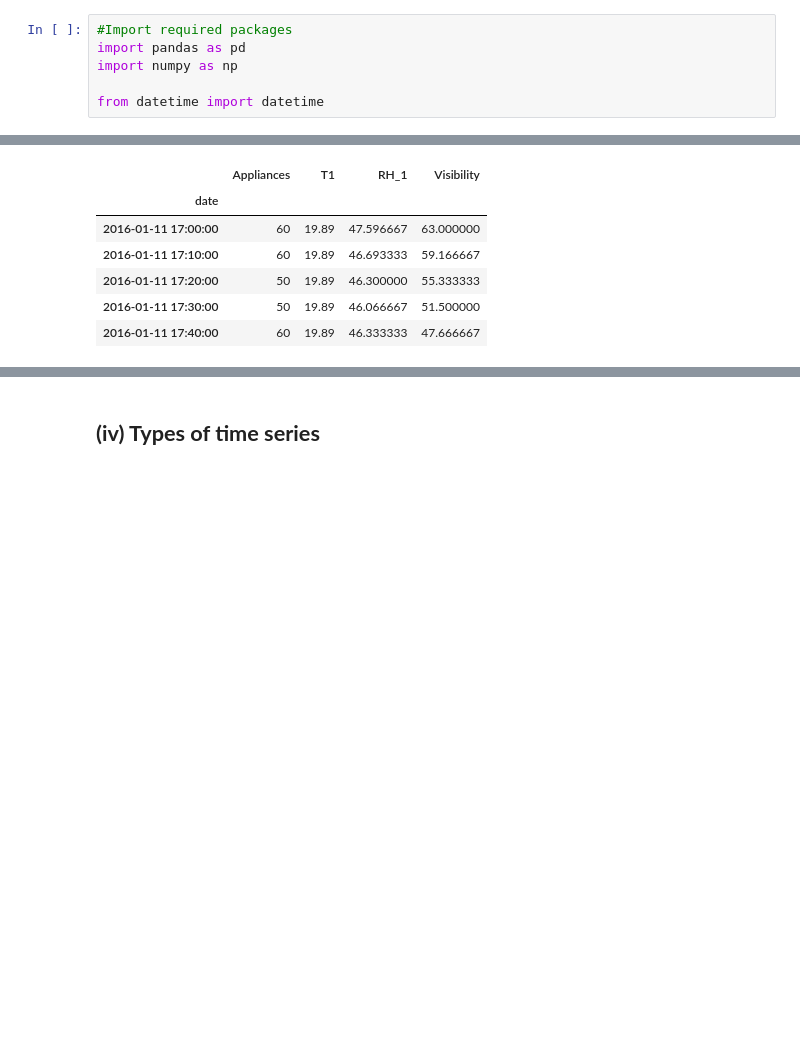
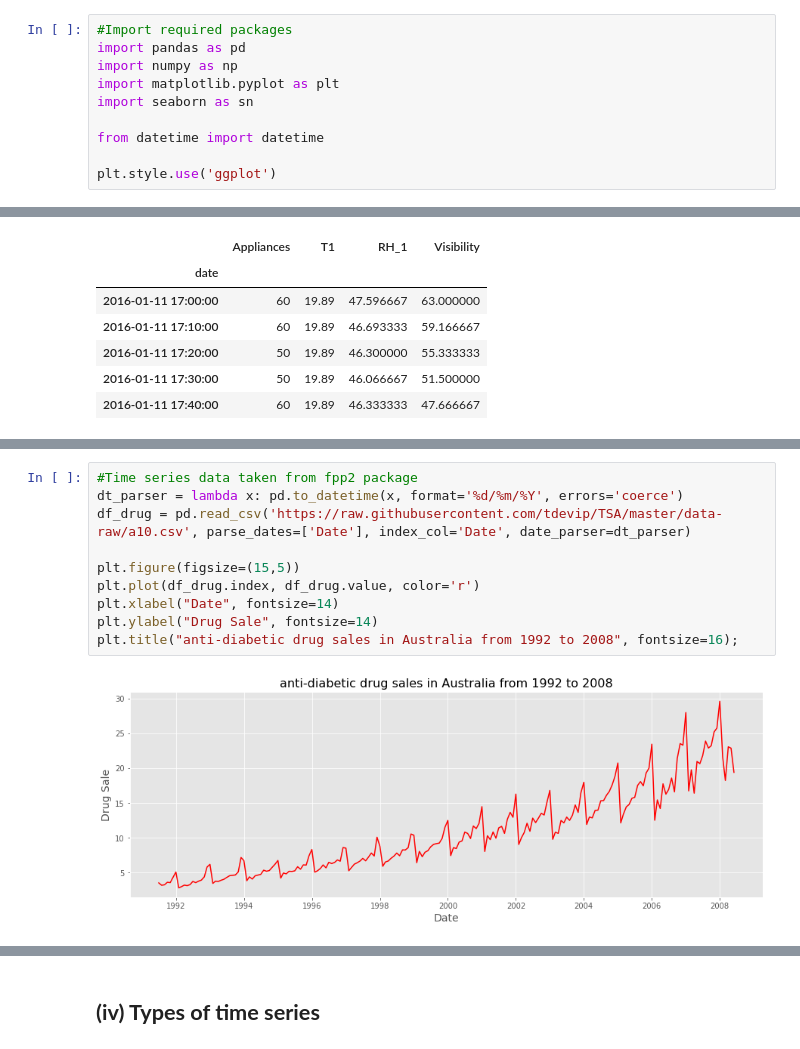
Before and after one commit to tdevip/TSA, a Jupyter notebook: 1 Introduction/1 What is Time Series and loading data in python.ipynb, the cells around one changed output, grey strips where cells are left out. Saved outputs shown, nothing was run; the diff lists cells and outputs as text; blank space fills up the shorter version.

```diff
--- a/1 Introduction/1 What is Time Series and loading data in python.ipynb
+++ b/1 Introduction/1 What is Time Series and loading data in python.ipynb
@@ -40,8 +40,12 @@ Let us use the read_csv() function in Pandas to read the time series dataset (a
 #Import required packages
 import pandas as pd
 import numpy as np
+import matplotlib.pyplot as plt
+import seaborn as sn
 
 from datetime import datetime
+
+plt.style.use('ggplot')
 # %%
 #reading a csv file with default options
 df = pd.read_csv('https://raw.githubusercontent.com/selva86/datasets/master/AirPassengers.csv')
@@ -152,0 +170,12 @@ df.head()
+# %%
+#Time series data taken from fpp2 package
+dt_parser = lambda x: pd.to_datetime(x, format='%d/%m/%Y', errors='coerce')
+df_drug = pd.read_csv('https://raw.githubusercontent.com/tdevip/TSA/master/data-raw/a10.csv', parse_dates=['Date'], index_col='Date', date_parser=dt_parser)
+
+plt.figure(figsize=(15,5))
+plt.plot(df_drug.index, df_drug.value, color='r')
+plt.xlabel("Date", fontsize=14)
+plt.ylabel("Drug Sale", fontsize=14)
+plt.title("anti-diabetic drug sales in Australia from 1992 to 2008", fontsize=16);
+# %% [output]
+[figure, added]
```
Also changed, not shown: parts of 18 cells of this notebook, 2 other files.
